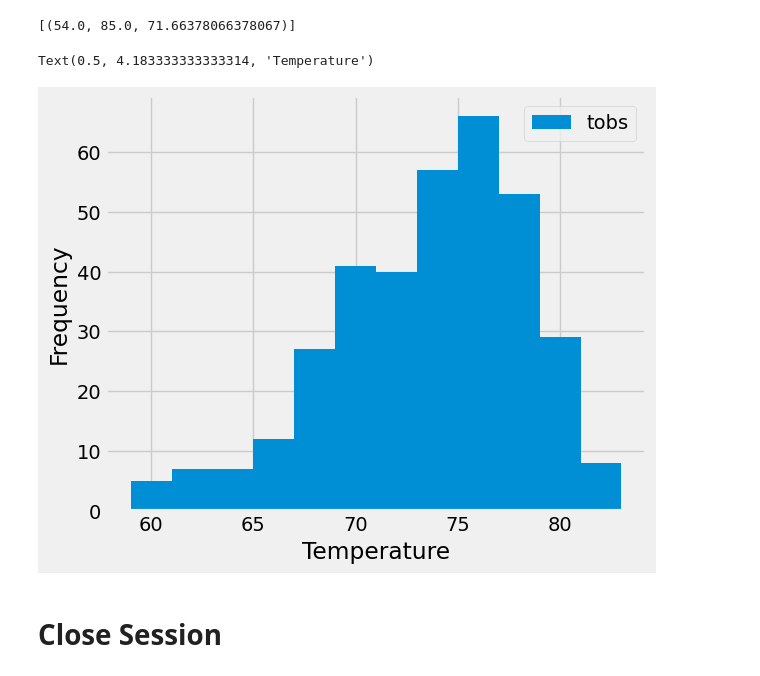
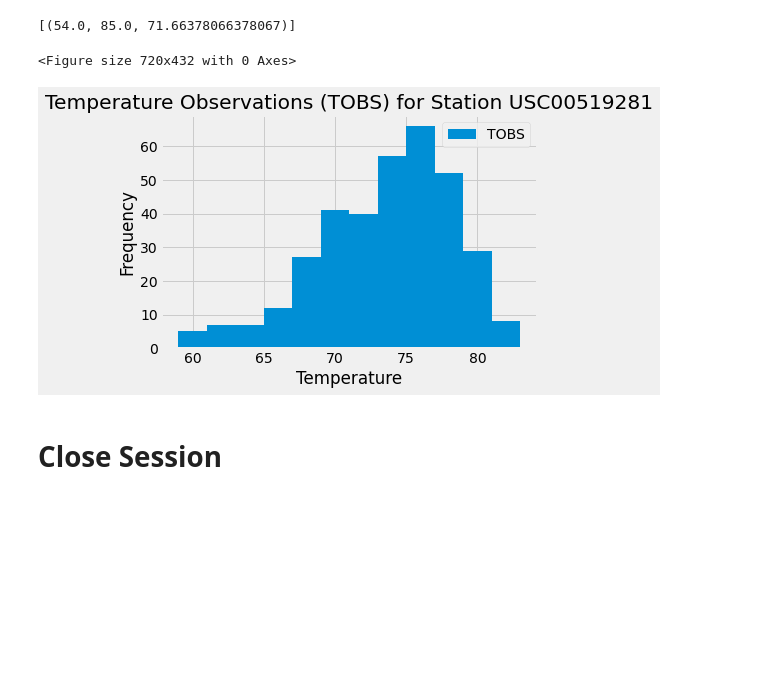
Before and after one commit to jayparikh1998/UofT-Bootcamp, a Jupyter notebook: sqlalchemy_challenge/climate_starter.ipynb, the cells around one changed output. Drawn from its saved outputs; the diff is of its cells as text; code cells hidden in the pictures; blank space fills up the shorter version.

```diff
--- a/sqlalchemy_challenge/climate_starter.ipynb
+++ b/sqlalchemy_challenge/climate_starter.ipynb
@@ -39,18 +49,25 @@ engine = create_engine("sqlite:///Resources/hawaii.sqlite")
 # %%
-# Design a query to retrieve the last 12 months of precipitation data and plot the results.
-# Starting from the most recent data point in the database.
 
-# Calculate the date one year from the last date in data set.
-
+# Design a query to retrieve the last 12 months of precipitation data and plot the results
+# Calculate the date one year from the last date in data set
+most_recent_date = session.query(func.max(Measurement.date)).scalar()
+one_year_ago = dt.datetime.strptime(most_recent_date, '%Y-%m-%d') - dt.timedelta(days=365)
 
 # Perform a query to retrieve the data and precipitation scores
+sel = [Measurement.date, Measurement.prcp]
+precipitation_data = session.query(*sel).filter(Measurement.date >= one_year_ago).all()
 
-
-# Save the query results as a Pandas DataFrame. Explicitly set the column names
-
+# Save the query results as a Pandas DataFrame and set the index to the date column
+precip_df = pd.DataFrame(precipitation_data, columns=['Date', 'Precipitation'])
+precip_df.set_index('Date', inplace=True)
 
 # Sort the dataframe by date
-
+precip_df.sort_index(inplace=True)
 
 # Use Pandas Plotting with Matplotlib to plot the data
+plt.figure(figsize=(12, 12))
+precip_df.plot(rot=90)
+plt.title("Precipitation Analysis (Last 12 months)")
+plt.ylabel("Inches")
+plt.show()
 # %% [output]
@@ -77,6 +97,10 @@ Text(0, 0.5, 'Inches')
 # %%
 # Design a query to find the most active stations (i.e. which stations have the most rows?)
 # List the stations and their counts in descending order.
+sel = [Measurement.station, func.count(Measurement.station)]
+active_stations = session.query(*sel).group_by(Measurement.station).order_by(func.count(Measurement.station).desc()).all()
+
+active_stations
 # %% [output]
 [('USC00519281', 2772),
  ('USC00519397', 2724),
@@ -89,14 +113,26 @@ Text(0, 0.5, 'Inches')
  ('USC00518838', 511)]
 # %%
 # Using the most active station id from the previous query, calculate the lowest, highest, and average temperature.
+most_active_station = active_stations[0][0]
+sel = [func.min(Measurement.tobs), func.max(Measurement.tobs), func.avg(Measurement.tobs)]
+station_stats = session.query(*sel).filter(Measurement.station == most_active_station).all()
+station_stats
 # %% [output]
 [(54.0, 85.0, 71.66378066378067)]
 # %%
 # Using the most active station id
 # Query the last 12 months of temperature observation data for this station and plot the results as a histogram
+tobs_data = session.query(Measurement.tobs).    filter(Measurement.station == most_active_station).    filter(Measurement.date >= one_year_ago).all()
+tobs_df = pd.DataFrame(tobs_data, columns=['TOBS'])
+plt.figure(figsize=(10, 6))
+tobs_df.plot(kind='hist', bins=12)
+plt.title(f"Temperature Observations (TOBS) for Station {most_active_station}")
+plt.xlabel("Temperature")
+plt.ylabel("Frequency")
+plt.show()
 # %% [output]
-Text(0.5, 4.183333333333314, 'Temperature')
+<Figure size 720x432 with 0 Axes>
-[figure, old version]
+[figure, new version]
 # %% [markdown]
 # Close Session
 # %%
```
Also changed, not shown: parts of 11 cells of this notebook, 1 other file.
